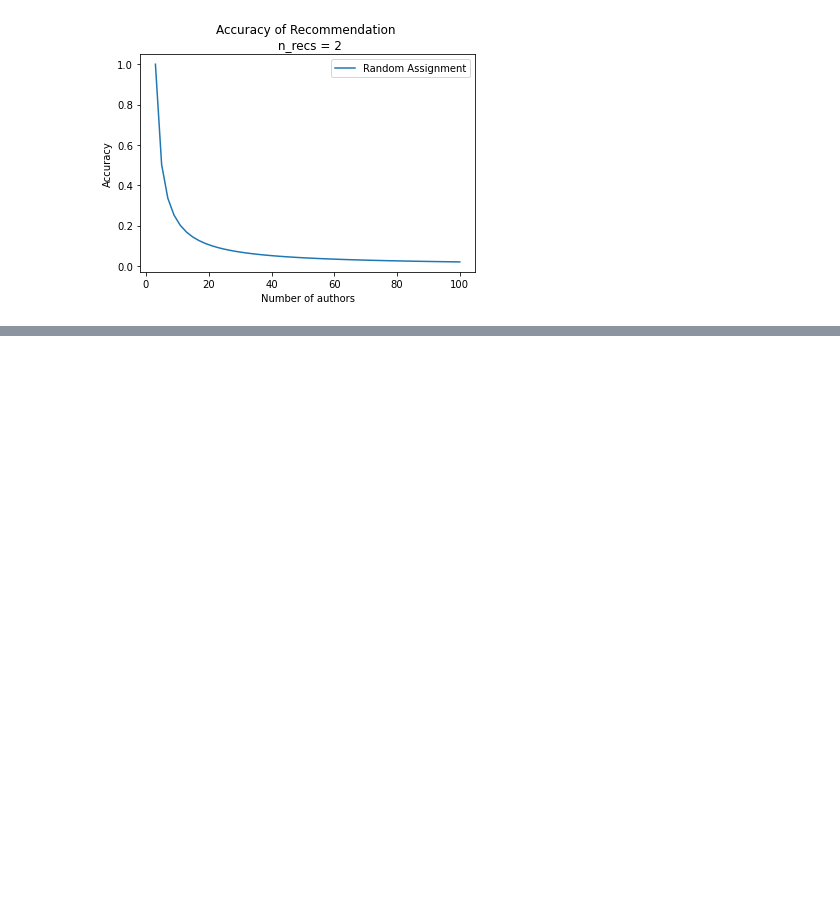
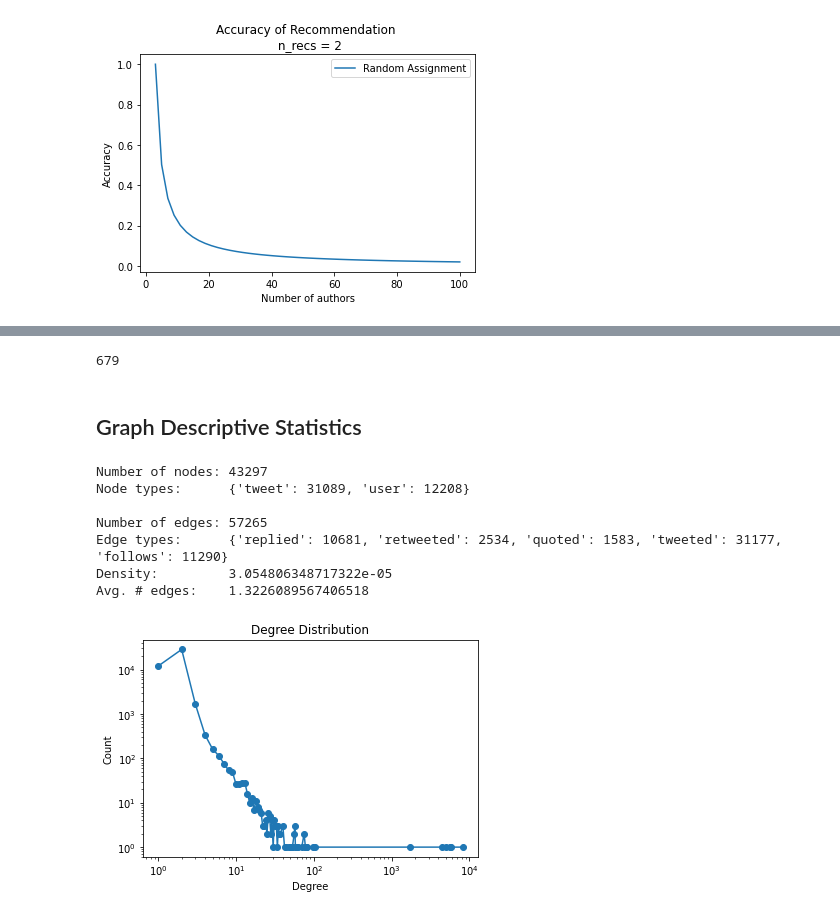
Before and after one commit to rooteco/tweetscape-experiments, a Jupyter notebook: python/notebooks/semantics/semantics.ipynb, the cells around one changed output, grey strips where cells are left out. Saved outputs shown, nothing was run; the diff lists cells and outputs as text; code cells hidden in the pictures; blank space fills up the shorter version.

```diff
--- a/python/notebooks/semantics/semantics.ipynb
+++ b/python/notebooks/semantics/semantics.ipynb
@@ -67,7 +73,0 @@ Percentage of tweets without media: 87.46%
-# %%
-# Get tweets from 301427990
-authors = df_tweets['author.username'].value_counts().to_dict()
-
-for author in authors.keys():
-    # Get tweet indices
-    authors[author] = df_tweets[df_tweets['author.username'] == author].index.to_list()
@@ -74,9 +124,17 @@ for author in authors.keys():
 # %% [markdown]
 # Preprocessing
+# %%
+# Get tweets from 301427990
+authors = df_filtered['author.username'].value_counts().to_dict()
+
+for author in authors.keys():
+    # Get tweet indices
+    authors[author] = df_filtered[df_filtered['author.username'] == author].index.to_list()
 # %%
 from sklearn.feature_extraction.text import CountVectorizer, TfidfVectorizer
 
 tweets = df_tweets.text.values
+filtered_tweets = df_filtered.text.values
 
 len(tweets), tweets[:3]
 # %% [output]
@@ -110,10 +171,10 @@ preprocess(tweets[t]), tweets[t]
 # TODO: handle @mentions :: named entity recog?
 
 vectorizer = CountVectorizer(strip_accents = 'unicode', stop_words='english', preprocessor=preprocess)
-X = vectorizer.fit_transform(tweets)
+X = vectorizer.fit_transform(filtered_tweets)
 
 # tfidf on tweets
 tfidf_vectorizer = TfidfVectorizer(strip_accents = 'unicode', stop_words='english', preprocessor=preprocess)
-tfidf = tfidf_vectorizer.fit_transform(tweets)
+tfidf = tfidf_vectorizer.fit_transform(filtered_tweets)
 
-tfidf.shape, X.shape
+assert sum([len(i) for i in authors.values()]) == X.shape[0] and tfidf.shape == X.shape
@@ -355,0 +493,39 @@ plt.show()
+# %%
+df_tweets.loc[df_tweets["author.username"] == "LauraDeming", "referenced"].sum()
+# %% [output]
+679
+# %% [markdown]
+## Graph Descriptive Statistics
+# %%
+from collections import Counter
+
+# Descriptive Stats
+def describe_graph(G : nx.Graph):
+    print(f"Number of nodes: {G.number_of_nodes()}")
+    node_types = dict(Counter(["".join(i[1].keys()) for i in G.nodes(data=True)]))
+    print(f"Node types: \t {node_types}")
+
+    print(f"\nNumber of edges: {G.number_of_edges()}")
+    edge_types = dict(Counter(["".join(i[2].values()) for i in G.edges(data=True)]))
+    print(f"Edge types: \t {edge_types}")
+
+    print(f"Density: \t {nx.density(G)}")
+    print(f"Avg. # edges:\t {len(G.edges)/G.number_of_nodes()}")
+
+    # node degree distribution
+    deg, cnt = np.unique(sorted((d for n, d in G.degree()), reverse=True), return_counts=True)
+    plt.loglog(deg, cnt, 'o-')
+    plt.xlabel('Degree')
+    plt.ylabel('Count')
+    plt.title("Degree Distribution")
+    plt.show()
+describe_graph(G)
+# %% [output]
+Number of nodes: 43297
+Node types:      {'tweet': 31089, 'user': 12208}
+
+Number of edges: 57265
+Edge types:      {'replied': 10681, 'retweeted': 2534, 'quoted': 1583, 'tweeted': 31177, 'follows': 11290}
+Density:         3.054806348717322e-05
+Avg. # edges:    1.3226089567406518
+[figure, added]
```
Also changed, not shown: parts of 25 cells of this notebook.
